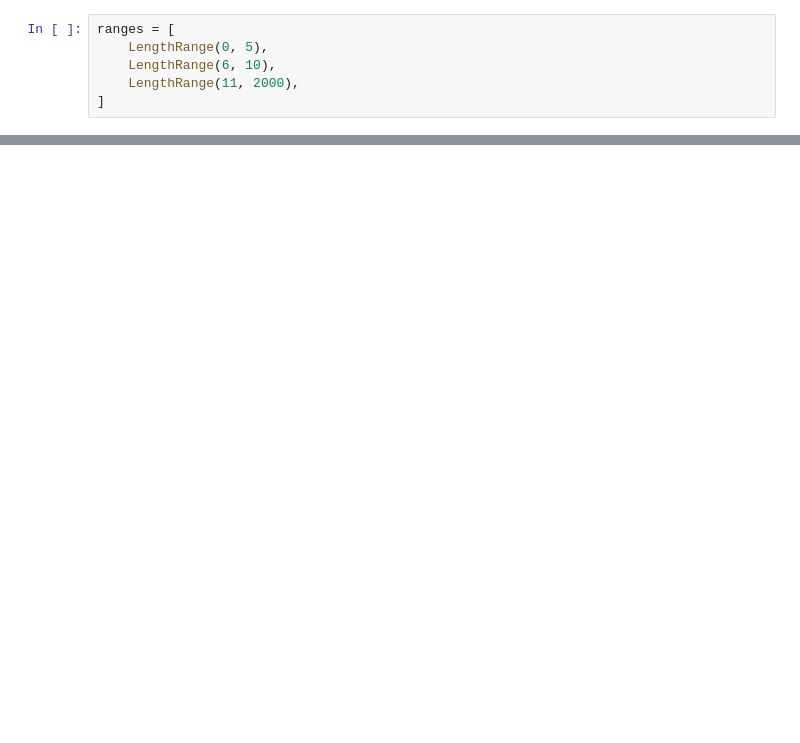
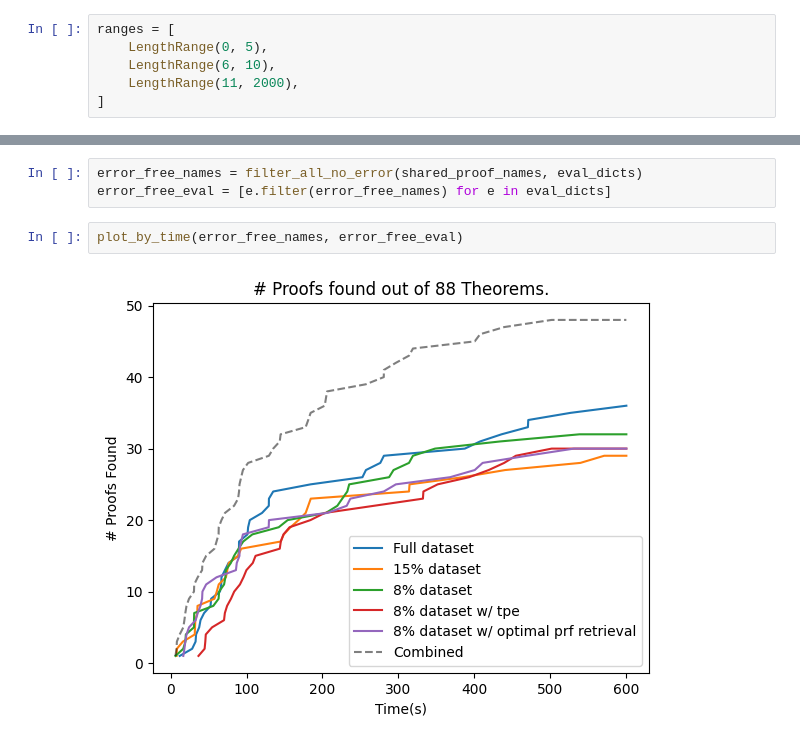
Before and after one commit to rkthomps/coq-modeling, a Jupyter notebook: notebooks/evaluation/plot_eval.ipynb, the cells around one changed output, grey strips where cells are left out. Drawn from its saved outputs; the diff is of its cells as text; blank space fills up the shorter version.

```diff
--- a/notebooks/evaluation/plot_eval.ipynb
+++ b/notebooks/evaluation/plot_eval.ipynb
@@ -164,0 +150,7 @@ import math
+# %%
+error_free_names = filter_all_no_error(shared_proof_names, eval_dicts)
+error_free_eval = [e.filter(error_free_names) for e in eval_dicts]
+# %%
+plot_by_time(error_free_names, error_free_eval)
+# %% [output]
+[figure, added]
```
Also changed, not shown: parts of 15 cells of this notebook, 31 other files.
